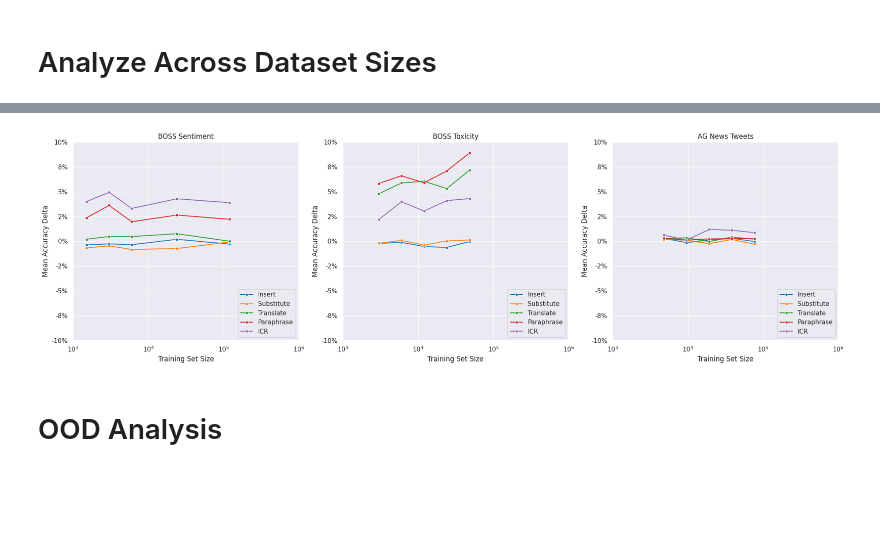
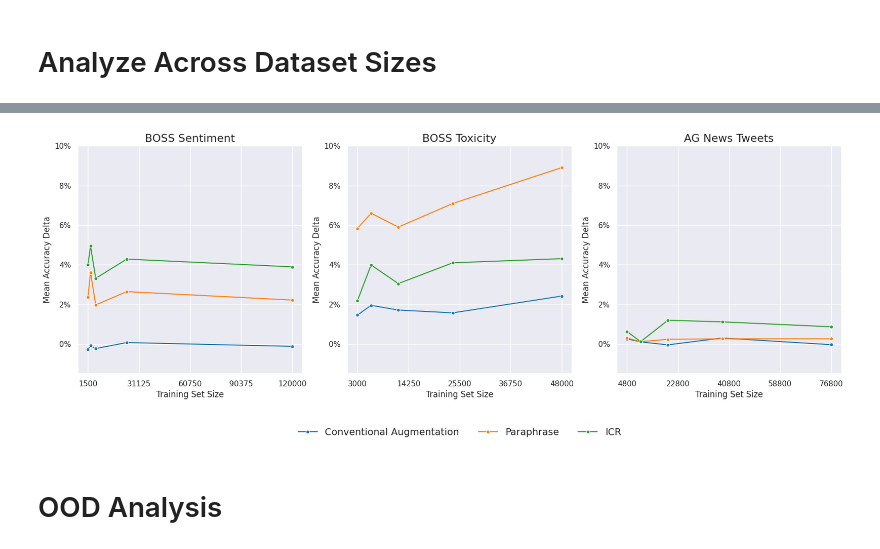
Before and after one commit to Kyle1668/LLM-TTA, a Jupyter notebook: notebooks/method_analysis_paper.ipynb, the cells around one changed output, grey strips where cells are left out. Saved outputs shown, nothing was run; the diff lists cells and outputs as text; code cells hidden in the pictures; blank space fills up the shorter version.

Commit message:
Create figure for studying across scale

```diff
--- a/notebooks/method_analysis_paper.ipynb
+++ b/notebooks/method_analysis_paper.ipynb
@@ -94,13 +94,15 @@ for task_name in results:
             method_avg_delta[task_name] = {}
 
         method_avg_delta[task_name][data_count] = { tta_method: np.mean(tta_perf_deltas[tta_method]) for tta_method in tta_perf_deltas }
+        baseline = np.mean([method_avg_delta[task_name][data_count]["Insert"], method_avg_delta[task_name][data_count]["Substitute"], method_avg_delta[task_name][data_count]["Translate"]])
+        method_avg_delta[task_name][data_count]["Conventional Augmentation"] = baseline
 
 # display(method_avg_delta)
 
 pandas_form = {task_name: {} for task_name in results}
 for task_name in pandas_form:
     for data_count in method_avg_delta[task_name]:
-        for tta_method in method_avg_delta[task_name][data_count]:
+        for tta_method in ["Conventional Augmentation", "Paraphrase", "ICR"]:
             if data_count not in pandas_form[task_name]:
                 pandas_form[task_name][data_count] = []
 
@@ -115,40 +117,49 @@ fig, axes = plt.subplots(1, 3, figsize=(20, 6))
 for i, task_name in enumerate(["BOSS_Sentiment", "BOSS_Toxicity", "AgNewsTweets"]):
     df = pd.concat([pd.DataFrame(pandas_form[task_name][data_count]) for data_count in pandas_form[task_name]])
     sns.lineplot(data=df, x="data_count", y="avg_delta", hue="tta_method", ax=axes[i], marker="o", markersize=5)
 
     # set x label to Training Set Size
     axes[i].set_xlabel("Training Set Size")
 
     # lgo the x axis
-    axes[i].set_xscale("log")
+    # axes[i].set_xscale("log")
+    # axes[i].set_xticks(df["data_count"].sort_values().unique().tolist())
 
-    # have four equally placed xticks
-    axes[i].set_xticks([1000, 10000, 100000, 1000000])
+    # create five equally spaced ticks between the min and max of the x axis
+    axes[i].set_xticks(np.linspace(df["data_count"].min(), df["data_count"].max(), 5))
 
     # set y label to Mean Absolute Accuracy Delta
     axes[i].set_ylabel("Mean Accuracy Delta")
 
     # make the y axis percents that go to the hundreds place
     axes[i].yaxis.set_major_formatter(lambda x, pos: f"{x:.0%}")
 
     # standardize the y axis
-    axes[i].set_ylim(-0.1, 0.1)
+    axes[i].set_ylim(-0.015, 0.1)
 
     title_text = {
         "BOSS_Sentiment": "BOSS Sentiment",
         "BOSS_Toxicity": "BOSS Toxicity",
         "AgNewsTweets": "AG News Tweets",
     }
 
-    axes[i].set_title(title_text[task_name])
+    axes[i].set_title(title_text[task_name], fontsize=16)
 
     # se legend to the bottom left
     axes[i].legend(loc="lower right")
 
+    # remove leegnd in not middle plot
+    if i != 1:
+        axes[i].get_legend().remove()
+    else:
+        # center below plot with no frame
+        axes[i].legend(loc="upper center", bbox_to_anchor=(0.5, -0.20), ncol=5, frameon=False, fontsize=14)
+
 # add padding
-plt.tight_layout()
+# plt.tight_layout(pad=0.5)
+fig.savefig("../datasets/analysis/figures/method_analysis_data_ablation.png", bbox_inches="tight")
 # %% [output]
-[figure, old version]
+[figure, new version]
 # %% [markdown]
 # OOD Analysis
 # %%
```
